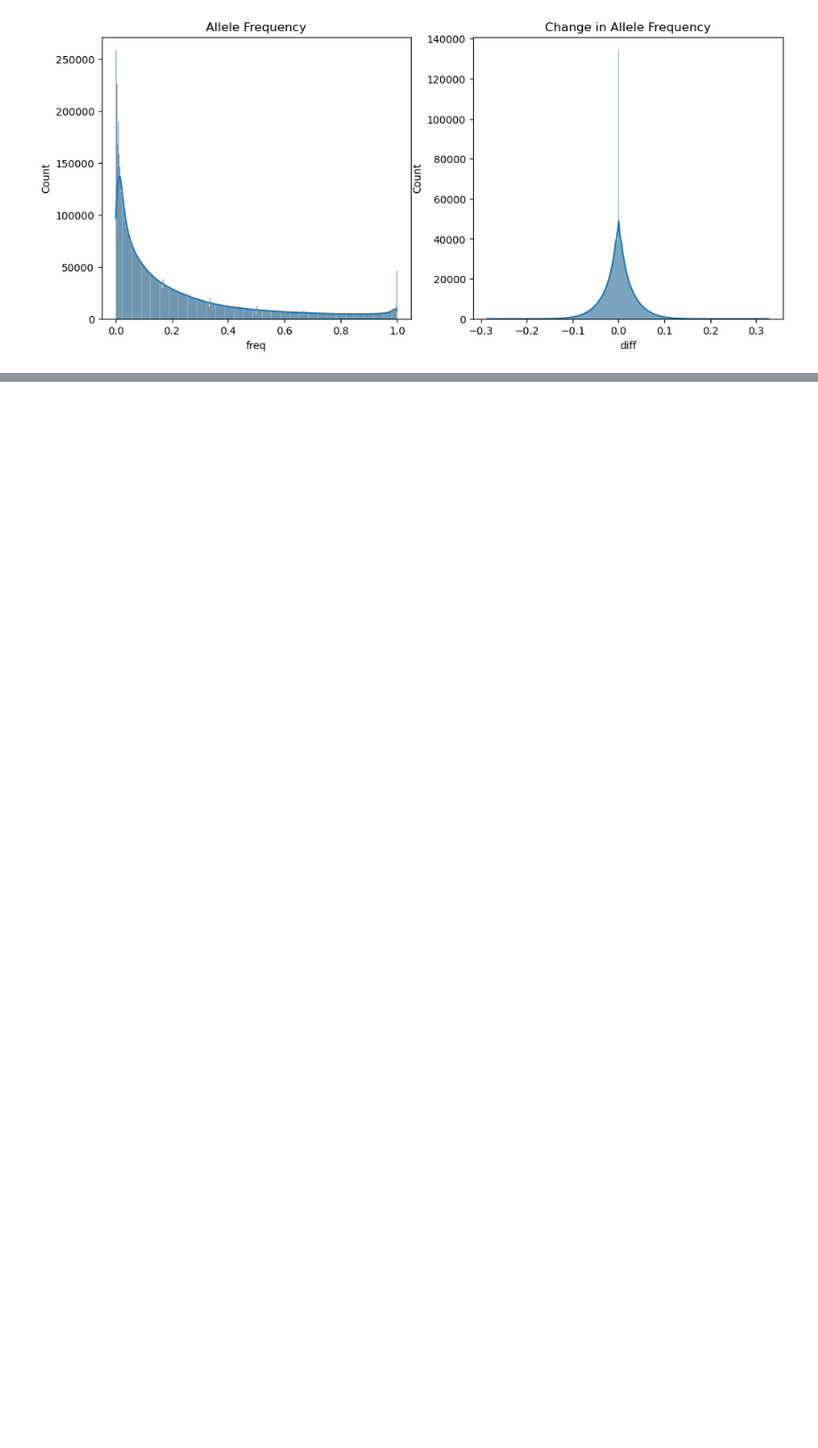
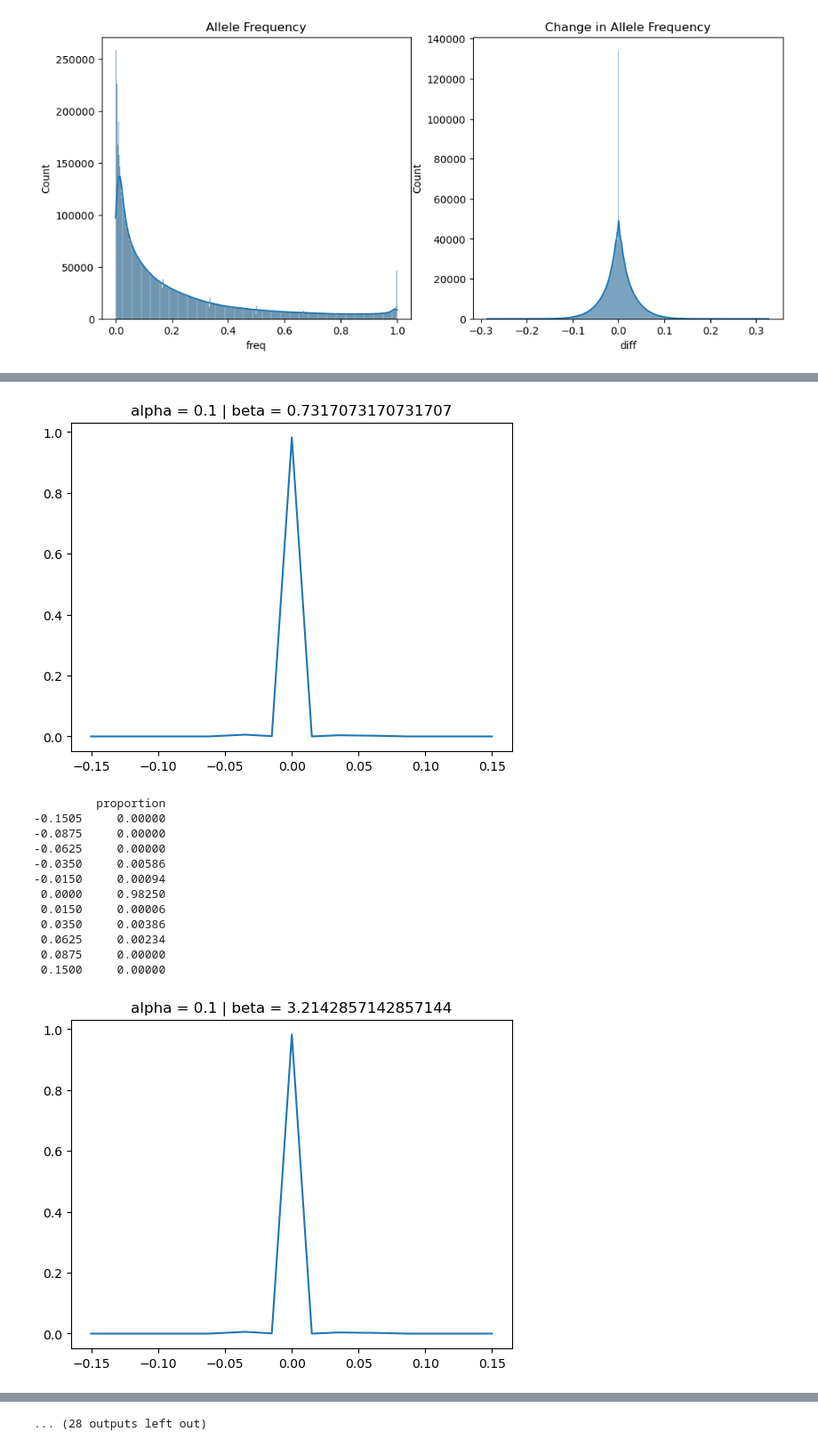
Before and after one commit to Vostanis/predicting_DFE, a Jupyter notebook: notebooks/05_assessing_samples.ipynb, the cells around one changed output, grey strips where cells are left out. Shown at 89% size. Drawn from its saved outputs; the diff is of its cells as text; code cells hidden in the pictures; blank space fills up the shorter version.

```diff
--- a/notebooks/05_assessing_samples.ipynb
+++ b/notebooks/05_assessing_samples.ipynb
@@ -159,0 +171,19 @@ plt.show()
+# %%
+for alpha in sim['alpha'].unique():
+    for beta in sim['beta'].unique():
+        proportions(sim, alpha, beta)
+# %% [output]
+[figure, added]
+         proportion
+-0.1505     0.00000
+-0.0875     0.00000
+-0.0625     0.00000
+-0.0350     0.00586
+-0.0150     0.00094
+ 0.0000     0.98250
+ 0.0150     0.00006
+ 0.0350     0.00386
+ 0.0625     0.00234
+ 0.0875     0.00000
+ 0.1500     0.00000
+[figure, added]
@@ -159,0 +254 @@ plt.show()
+... (28 outputs left out)
```
Also changed, not shown: parts of 5 cells of this notebook, 8 other files.
